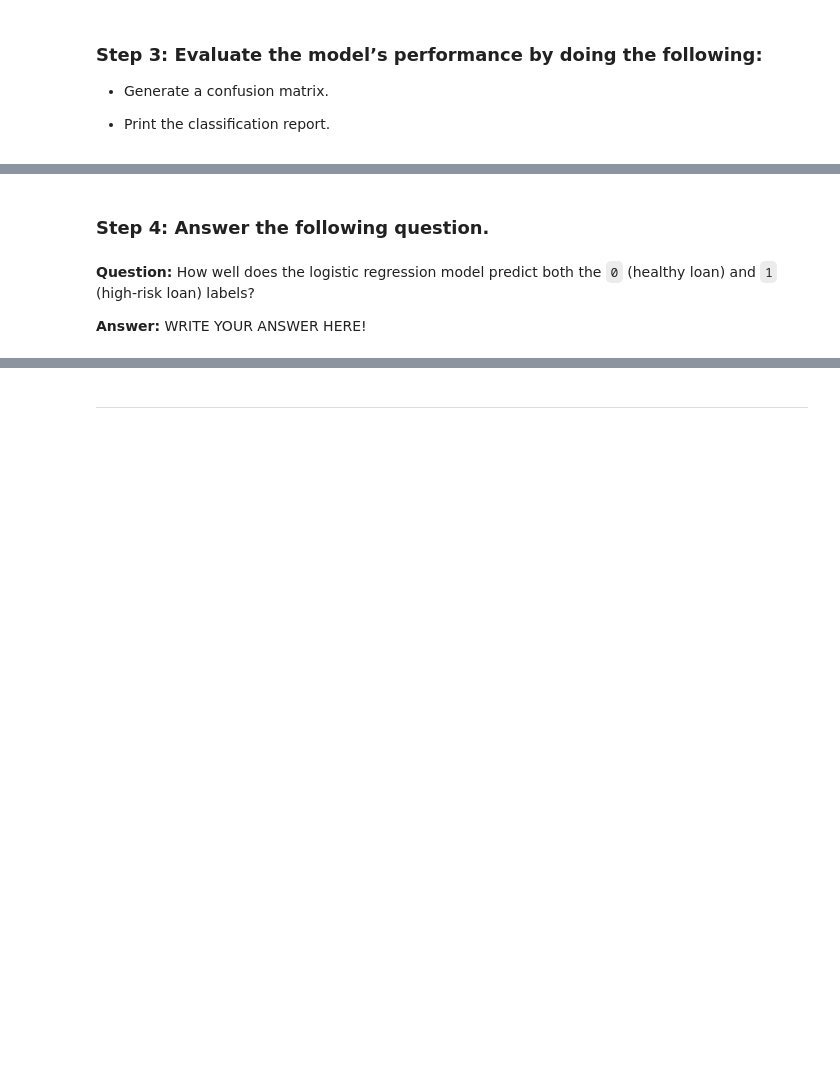
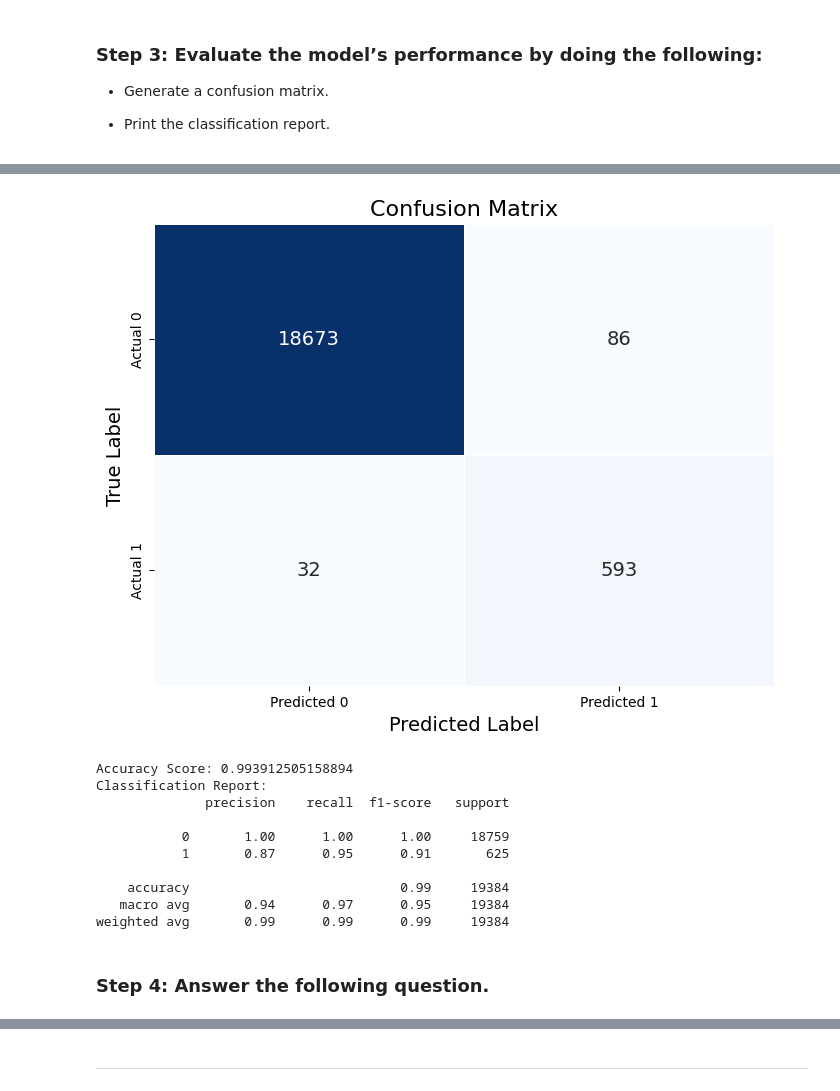
Before and after one commit to llang777/Credit-Risk-Analysis, a Jupyter notebook: Credit_Risk/credit_risk_classification.ipynb, the cells around one changed output, grey strips where cells are left out. Drawn from its saved outputs; the diff is of its cells as text; code cells hidden in the pictures; blank space fills up the shorter version.

```diff
--- a/Credit_Risk/credit_risk_classification.ipynb
+++ b/Credit_Risk/credit_risk_classification.ipynb
@@ -175,0 +153,10 @@ weighted avg       0.99      0.99      0.99     19384
+# %%
+# Generate predictions using the testing data
+predictions = classifier.predict(X_test)
+
+# Create a DataFrame to store the predictions and actual values
+results = pd.DataFrame({"Prediction": predictions, "Actual": y_test}).reset_index(drop=True)
+
+# Display the first 10 rows of the results DataFrame
+print("First 10 rows of predictions and actual values:")
+print(results.head(10).to_string(index=False))
@@ -176,6 +176,52 @@ weighted avg       0.99      0.99      0.99     19384
+# %%
+import seaborn as sns
+import matplotlib.pyplot as plt
+
+# Calculate the confusion matrix
+cm = confusion_matrix(y_test, predictions)
+
+# Define row and column labels for the confusion matrix DataFrame
+row_labels = ["Actual 0", "Actual 1"]
+column_labels = ["Predicted 0", "Predicted 1"]
+
+# Create a DataFrame to display the confusion matrix with clearer formatting
+cm_df = pd.DataFrame(cm, index=row_labels, columns=column_labels)
+
+# Set up the color palette
+sns.set_palette("pastel")
+
+# Create a heatmap for the confusion matrix
+plt.figure(figsize=(8, 6))
+sns.heatmap(cm_df, annot=True, fmt='d', cmap='Blues', cbar=False, linewidths=0.5, annot_kws={"size": 14})
+
+# Set plot labels and title
+plt.xlabel('Predicted Label', fontsize=14)
+plt.ylabel('True Label', fontsize=14)
+plt.title('Confusion Matrix', fontsize=16)
+
+# Show the plot
+plt.show()
+
+# Calculate the accuracy score
+accuracy = accuracy_score(y_test, predictions)
+
+# Display the accuracy score
+print(f"Accuracy Score: {accuracy}")
+
+# Print the classification report
+print("Classification Report:")
+print(classification_report(y_test, predictions))
+# %% [output]
+[figure, added]
+Accuracy Score: 0.993912505158894
+Classification Report:
+              precision    recall  f1-score   support
+
+           0       1.00      1.00      1.00     18759
+           1       0.87      0.95      0.91       625
+
+    accuracy                           0.99     19384
+   macro avg       0.94      0.97      0.95     19384
+weighted avg       0.99      0.99      0.99     19384
 # %% [markdown]
 ### Step 4: Answer the following question.
-# %% [markdown]
-**Question:** How well does the logistic regression model predict both the `0` (healthy loan) and `1` (high-risk loan) labels?
-
-**Answer:** WRITE YOUR ANSWER HERE!
```
Also changed, not shown: parts of 7 cells of this notebook.
